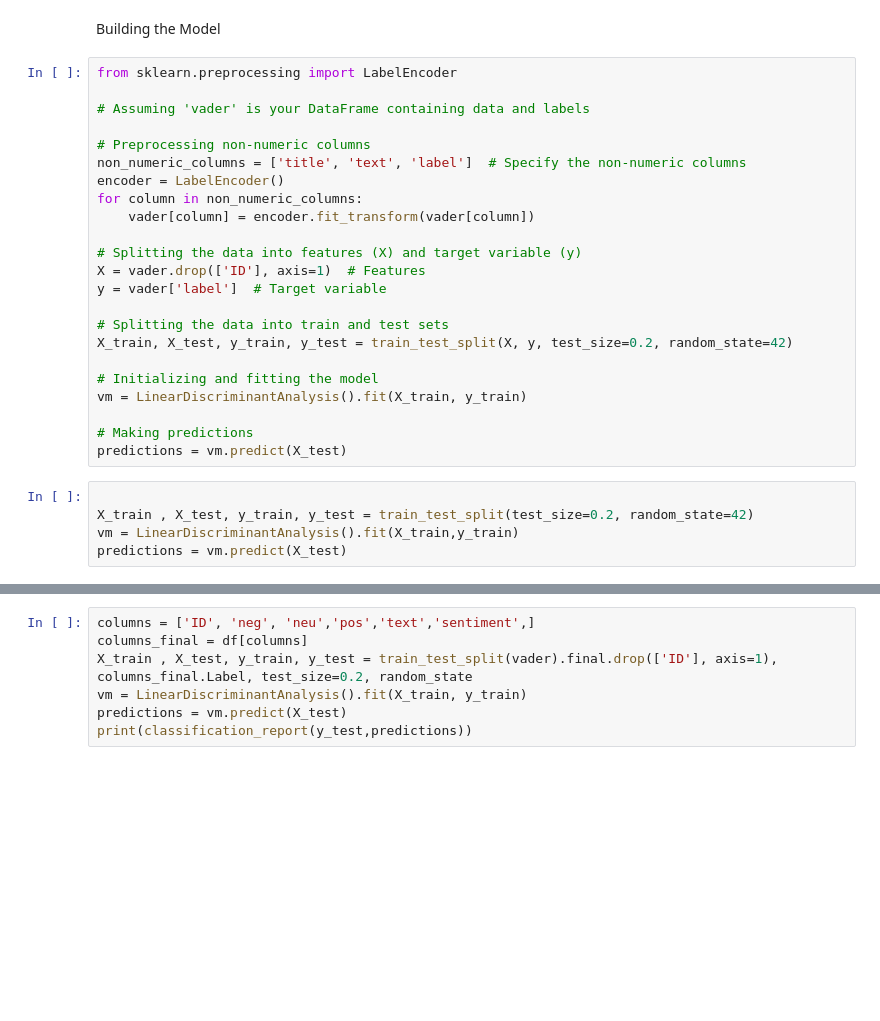
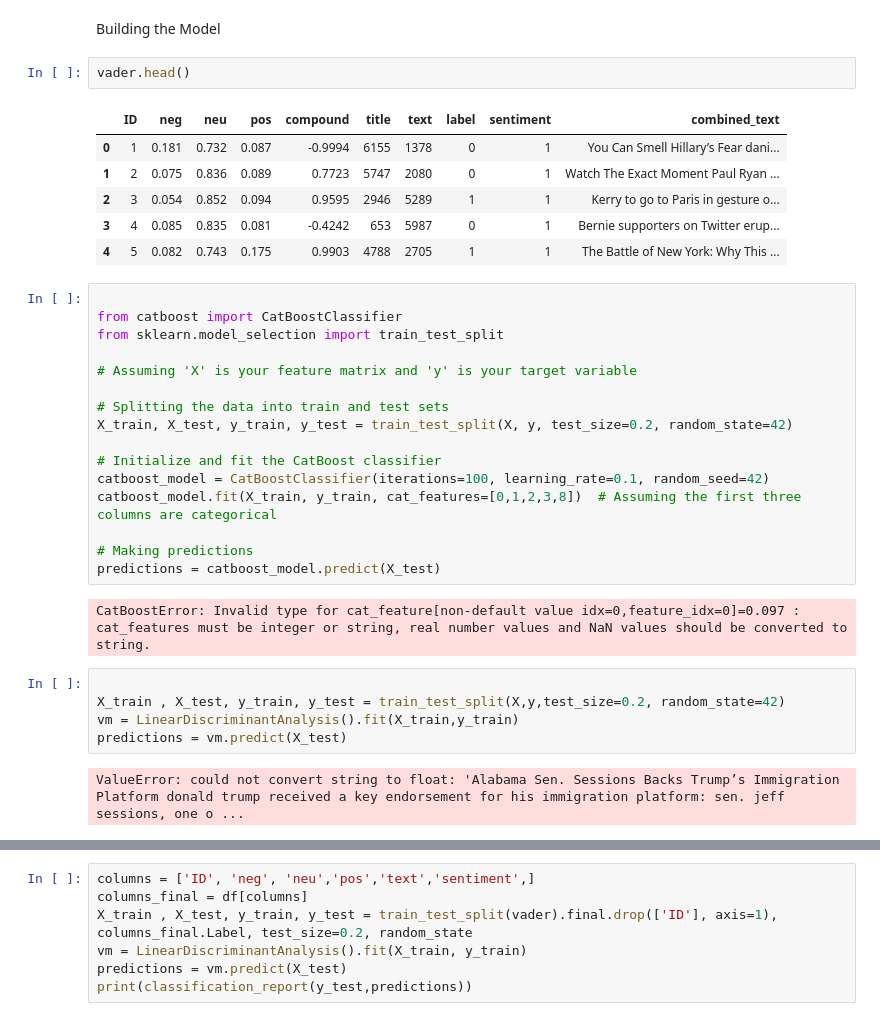
Before and after one commit to Ashes05/Fake-News-Detection, a Jupyter notebook: sentiment_analysis_vader_model.ipynb, the cells around one changed output, grey strips where cells are left out. Drawn from its saved outputs; the diff is of its cells as text; blank space fills up the shorter version.

Commit message:
Working on Combined Model

```diff
--- a/sentiment_analysis_vader_model.ipynb
+++ b/sentiment_analysis_vader_model.ipynb
@@ -197,33 +197,39 @@ Vader is good for relating the Sentiment from the dataset to the sentiment Analy
 Vader scored each word indidually an did not relate each word to each other (context) such as negative words being sarcastic. Won't pick up the context of the words.
 # %% [markdown]
 Building the Model
-# %%
-from sklearn.preprocessing import LabelEncoder
-
-# Assuming 'vader' is your DataFrame containing data and labels
-
-# Preprocessing non-numeric columns
-non_numeric_columns = ['title', 'text', 'label']  # Specify the non-numeric columns
-encoder = LabelEncoder()
-for column in non_numeric_columns:
-    vader[column] = encoder.fit_transform(vader[column])
-
-# Splitting the data into features (X) and target variable (y)
-X = vader.drop(['ID'], axis=1)  # Features
-y = vader['label']  # Target variable
-
-# Splitting the data into train and test sets
-X_train, X_test, y_train, y_test = train_test_split(X, y, test_size=0.2, random_state=42)
-
-# Initializing and fitting the model
-vm = LinearDiscriminantAnalysis().fit(X_train, y_train)
-
-# Making predictions
-predictions = vm.predict(X_test)
+# %%
+vader.head()
+# %% [output]
+|  | ID | neg | neu | pos | compound | title | text | label | sentiment | combined_text |
+| 0 | 1 | 0.181 | 0.732 | 0.087 | -0.9994 | 6155 | 1378 | 0 | 1 | You Can Smell Hillary’s Fear dani... |
+| 1 | 2 | 0.075 | 0.836 | 0.089 | 0.7723 | 5747 | 2080 | 0 | 1 | Watch The Exact Moment Paul Ryan ... |
+| 2 | 3 | 0.054 | 0.852 | 0.094 | 0.9595 | 2946 | 5289 | 1 | 1 | Kerry to go to Paris in gesture o... |
+| 3 | 4 | 0.085 | 0.835 | 0.081 | -0.4242 | 653 | 5987 | 0 | 1 | Bernie supporters on Twitter erup... |
+| 4 | 5 | 0.082 | 0.743 | 0.175 | 0.9903 | 4788 | 2705 | 1 | 1 | The Battle of New York: Why This ... |
+# %%
+
+from catboost import CatBoostClassifier
+from sklearn.model_selection import train_test_split
+
+# Assuming 'X' is your feature matrix and 'y' is your target variable
+
+# Splitting the data into train and test sets
+X_train, X_test, y_train, y_test = train_test_split(X, y, test_size=0.2, random_state=42)
+
+# Initialize and fit the CatBoost classifier
+catboost_model = CatBoostClassifier(iterations=100, learning_rate=0.1, random_seed=42)
+catboost_model.fit(X_train, y_train, cat_features=[0,1,2,3,8])  # Assuming the first three columns are categorical
+
+# Making predictions
+predictions = catboost_model.predict(X_test)
+# %% [output]
+CatBoostError: Invalid type for cat_feature[non-default value idx=0,feature_idx=0]=0.097 : cat_features must be integer or string, real number values and NaN values should be converted to string.
 # %%
 
-X_train , X_test, y_train, y_test = train_test_split(test_size=0.2, random_state=42)
+X_train , X_test, y_train, y_test = train_test_split(X,y,test_size=0.2, random_state=42)
 vm = LinearDiscriminantAnalysis().fit(X_train,y_train)
 predictions = vm.predict(X_test)
+# %% [output]
+ValueError: could not convert string to float: 'Alabama Sen. Sessions Backs Trump’s Immigration Platform donald trump received a key endorsement for his immigration platform: sen. jeff sessions, one o ...
 # %%
 print(classification_report(y_test,predictions))
```
Also changed, not shown: parts of 1 cell of this notebook, 1 other file.
